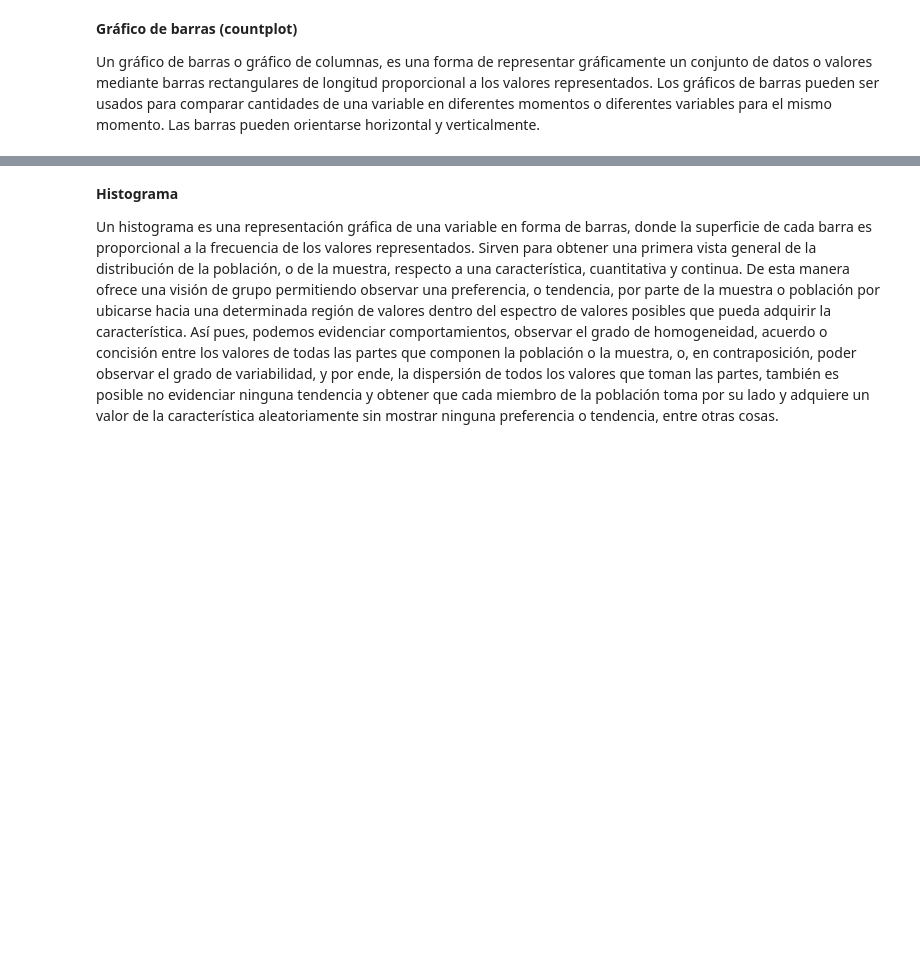
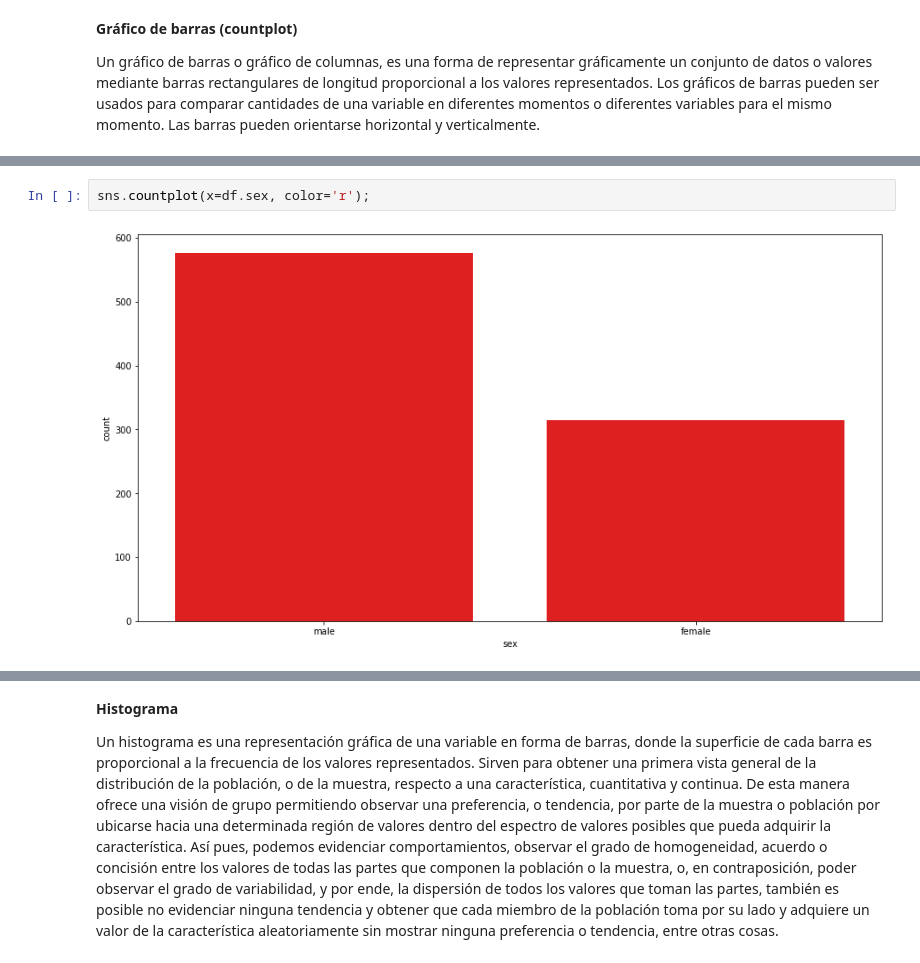
Before and after one commit to Pomilusky/apuntes_clase, a Jupyter notebook: semana_5/1.2 - Estadistica descriptiva.ipynb, the cells around one changed output, grey strips where cells are left out. Cells and saved outputs as stored; diff of their text form; blank space fills up the shorter version.

```diff
--- a/semana_5/1.2 - Estadistica descriptiva.ipynb
+++ b/semana_5/1.2 - Estadistica descriptiva.ipynb
@@ -590,0 +903,4 @@ Un gráfico de barras o gráfico de columnas, es una forma de representar gráfi
+# %%
+sns.countplot(x=df.sex, color='r');
+# %% [output]
+[figure, added]
```
Also changed, not shown: parts of 66 cells of this notebook.
